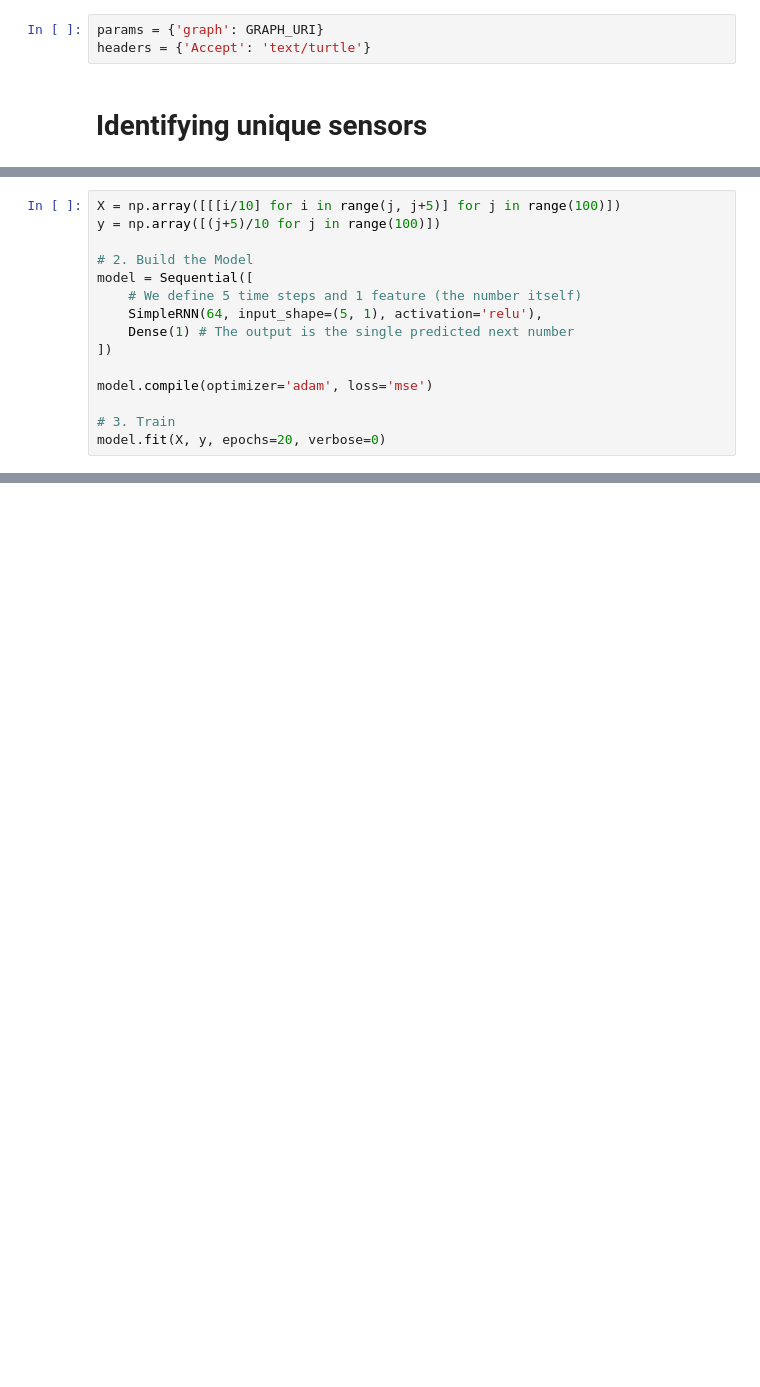
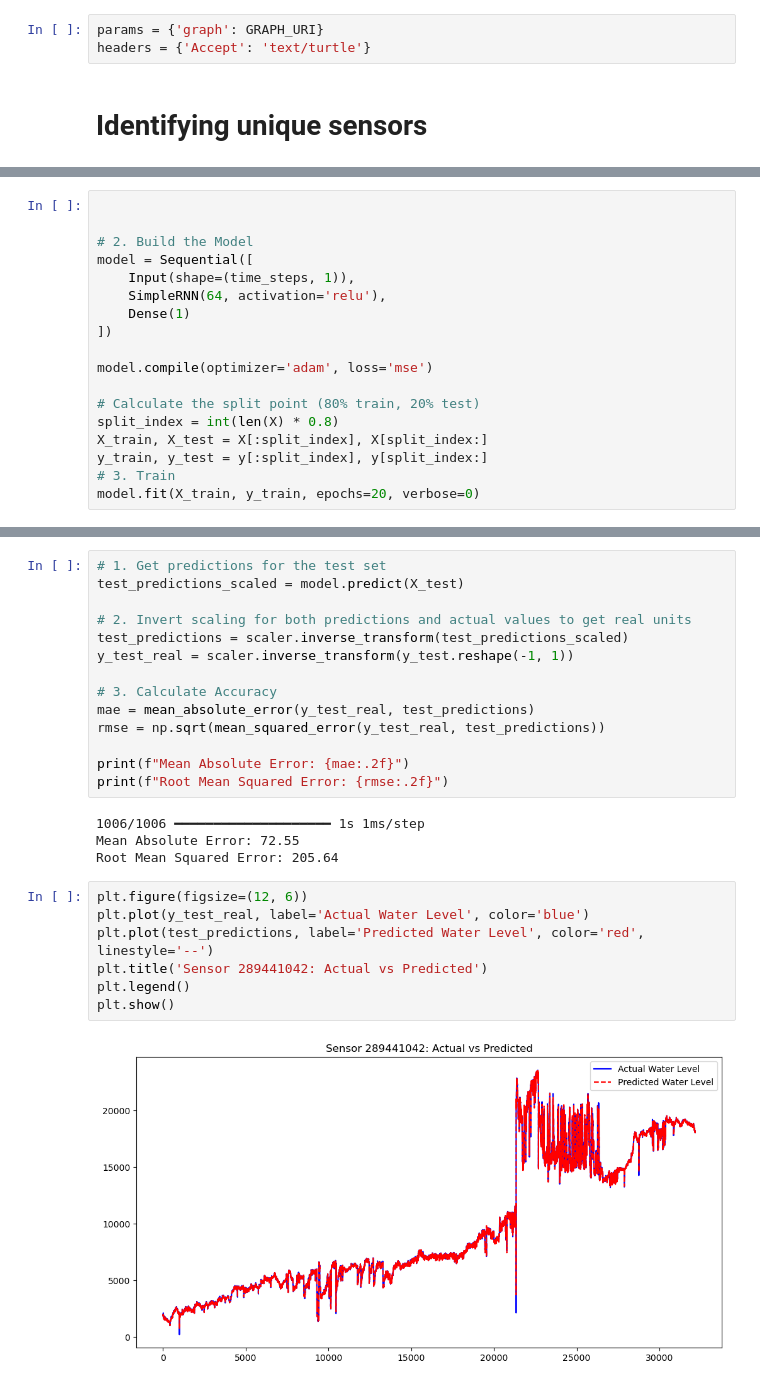
Before and after one commit to ShehabEldeenAyman/Gent-Terneuzen-canal, a Jupyter notebook: time series analysis/timeseriesanalysis-deeplearning.ipynb, the cells around one changed output, grey strips where cells are left out. Drawn from its saved outputs; the diff is of its cells as text; blank space fills up the shorter version.

```diff
--- a/time series analysis/timeseriesanalysis-deeplearning.ipynb
+++ b/time series analysis/timeseriesanalysis-deeplearning.ipynb
@@ -136,16 +211,19 @@ time
 # %%
-X = np.array([[[i/10] for i in range(j, j+5)] for j in range(100)])
-y = np.array([(j+5)/10 for j in range(100)])
+
 
 # 2. Build the Model
 model = Sequential([
-    # We define 5 time steps and 1 feature (the number itself)
-    SimpleRNN(64, input_shape=(5, 1), activation='relu'),
-    Dense(1) # The output is the single predicted next number
+    Input(shape=(time_steps, 1)),
+    SimpleRNN(64, activation='relu'),
+    Dense(1)
 ])
 
 model.compile(optimizer='adam', loss='mse')
 
+# Calculate the split point (80% train, 20% test)
+split_index = int(len(X) * 0.8)
+X_train, X_test = X[:split_index], X[split_index:]
+y_train, y_test = y[:split_index], y[split_index:]
 # 3. Train
-model.fit(X, y, epochs=20, verbose=0)
+model.fit(X_train, y_train, epochs=20, verbose=0)
 # %% [output]
@@ -164,0 +254,27 @@ Predicted next value: 0.93
+# %%
+# 1. Get predictions for the test set
+test_predictions_scaled = model.predict(X_test)
+
+# 2. Invert scaling for both predictions and actual values to get real units
+test_predictions = scaler.inverse_transform(test_predictions_scaled)
+y_test_real = scaler.inverse_transform(y_test.reshape(-1, 1))
+
+# 3. Calculate Accuracy
+mae = mean_absolute_error(y_test_real, test_predictions)
+rmse = np.sqrt(mean_squared_error(y_test_real, test_predictions))
+
+print(f"Mean Absolute Error: {mae:.2f}")
+print(f"Root Mean Squared Error: {rmse:.2f}")
+# %% [output]
+1006/1006 ━━━━━━━━━━━━━━━━━━━━ 1s 1ms/step
+Mean Absolute Error: 72.55
+Root Mean Squared Error: 205.64
+# %%
+plt.figure(figsize=(12, 6))
+plt.plot(y_test_real, label='Actual Water Level', color='blue')
+plt.plot(test_predictions, label='Predicted Water Level', color='red', linestyle='--')
+plt.title('Sensor 289441042: Actual vs Predicted')
+plt.legend()
+plt.show()
+# %% [output]
+[figure, added]
```
Also changed, not shown: parts of 10 cells of this notebook, 1 other file.
